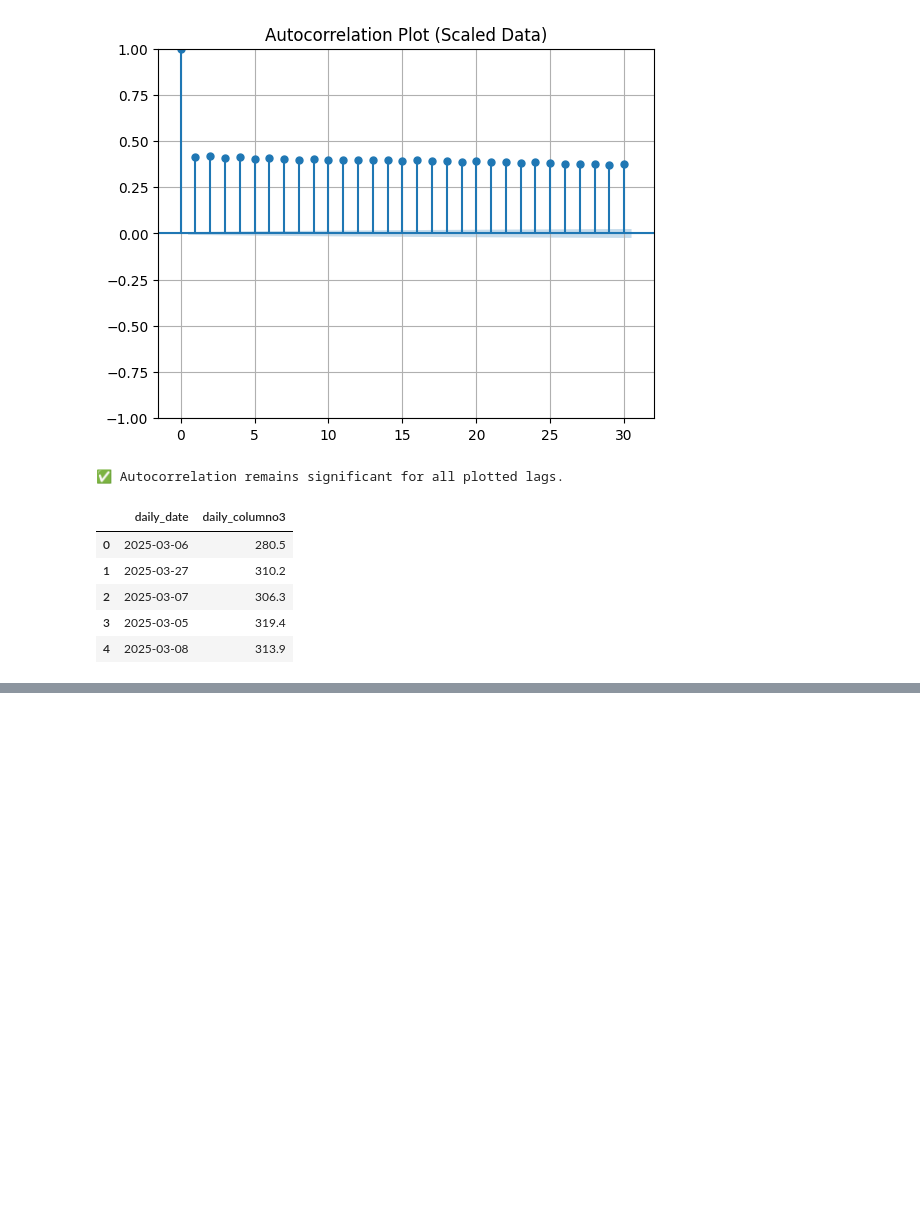
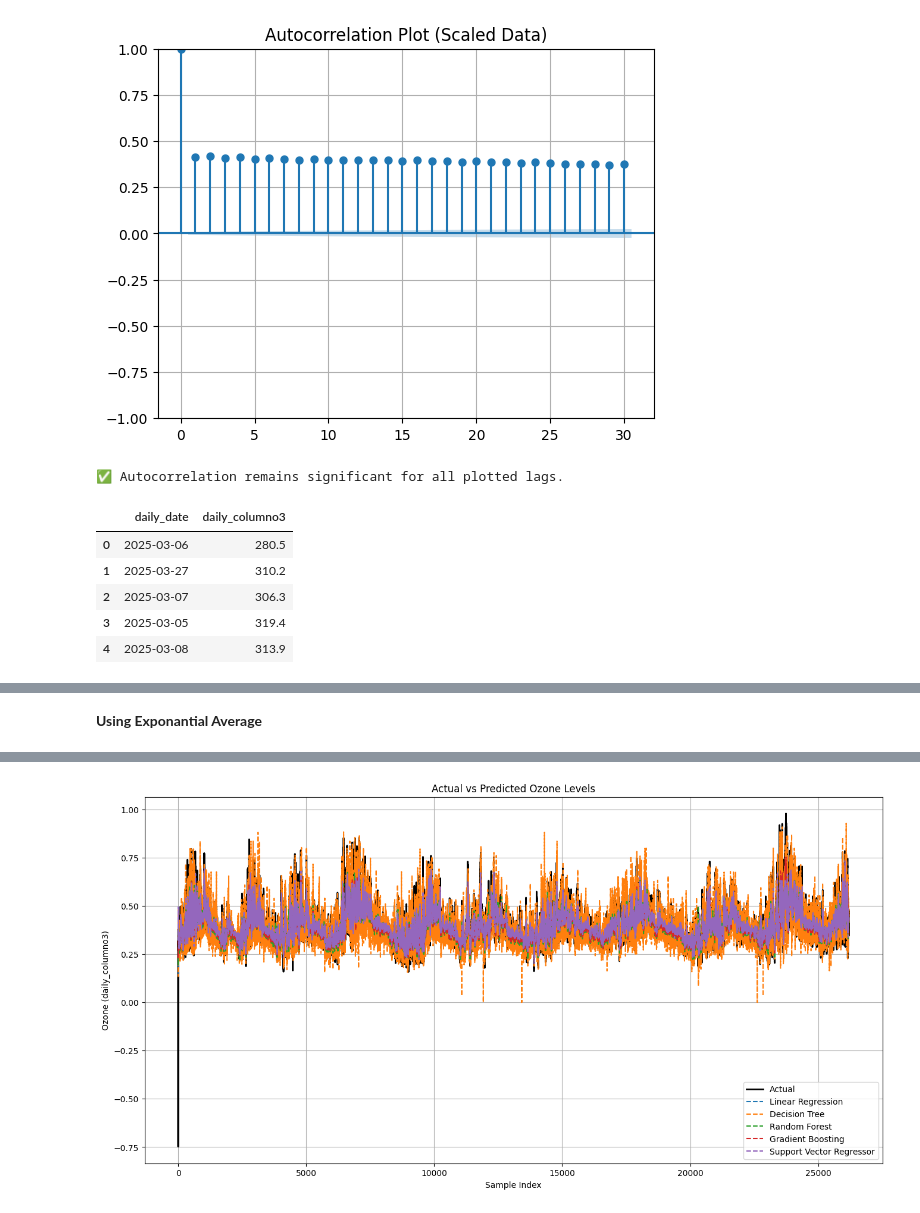
Before and after one commit to Abir784/Predictve-analysis-of-ozone-layer-using-ML, a Jupyter notebook: with_spain(with modification).ipynb, the cells around one changed output, grey strips where cells are left out. Saved outputs shown, nothing was run; the diff lists cells and outputs as text; code cells hidden in the pictures; blank space fills up the shorter version.

```diff
--- a/with_spain(with modification).ipynb
+++ b/with_spain(with modification).ipynb
@@ -337,0 +320,71 @@ R2  : 31.78 %
+# %% [markdown]
+**Using Exponantial Average**
+# %%
+minmax_x = MinMaxScaler()
+minmax_y= MinMaxScaler()
+
+X = df[['lag1', 'lag2', 'lag3', 'lag4', 'lag5', 'lag6', 'lag7',
+        'lag8', 'lag9', 'lag10', 'lag11', 'lag12', 'lag13', 'lag14', 'lag15','ema_avg']]
+y = df['daily_columno3']
+
+# Train-test split
+X_train, X_test, y_train, y_test = train_test_split(X, y, test_size=0.4, shuffle=False)
+X_train = minmax_x.fit_transform(X_train)
+y_train = minmax_y.fit_transform(y_train.values.reshape(-1, 1)).flatten()
+X_test = minmax_x.transform(X_test)
+y_test = minmax_y.transform(y_test.values.reshape(-1, 1)).flatten()
+
+# STEP 3: Define models
+models = {
+    'Linear Regression': LinearRegression(),
+    'Decision Tree': DecisionTreeRegressor(random_state=42),
+    'Random Forest': RandomForestRegressor(n_estimators=100, random_state=42),
+    'Gradient Boosting': GradientBoostingRegressor(n_estimators=100, random_state=42),
+    'Support Vector Regressor': SVR()
+}
+
+# STEP 4: Train, Predict, and Evaluate
+results = {}
+
+for name, model in models.items():
+    model.fit(X_train, y_train)
+    preds = model.predict(X_test)
+
+    mse = mean_squared_error(y_test, preds)
+    rmse = np.sqrt(mse)
+    mae = mean_absolute_error(y_test, preds)
+    r2 = r2_score(y_test, preds)
+
+    results[name] = {
+        'Model': model,
+        'Predictions': preds,
+        'MSE': mse,
+        'RMSE': rmse,
+        'MAE': mae,
+        'R2': r2
+    }
+
+# STEP 5: Print evaluation metrics
+print("Model Evaluation Metrics:\n")
+for name, res in results.items():
+    print(f"----- {name} -----")
+    print(f"RMSE: {res['RMSE']:.3f}")
+    print(f"MAE : {res['MAE']:.3f}")
+    print(f"R2  : {(res['R2']*100):.2f} %\n")
+
+plt.figure(figsize=(16, 8))
+
+# Actual data
+plt.plot(np.arange(len(y_test)), y_test, label='Actual', color='black', linewidth=2)
+
+# Predictions from each model
+for name, res in results.items():
+    plt.plot(np.arange(len(y_test)), res['Predictions'], label=name, linestyle='--')
+
+plt.title('Actual vs Predicted Ozone Levels')
+plt.xlabel('Sample Index')
+plt.ylabel('Ozone (daily_columno3)')
+plt.legend()
+plt.grid(True)
+plt.show()
+# %% [output]
@@ -337,0 +408 @@ R2  : 31.78 %
+[figure, added]
```
Also changed, not shown: parts of 6 cells of this notebook.
